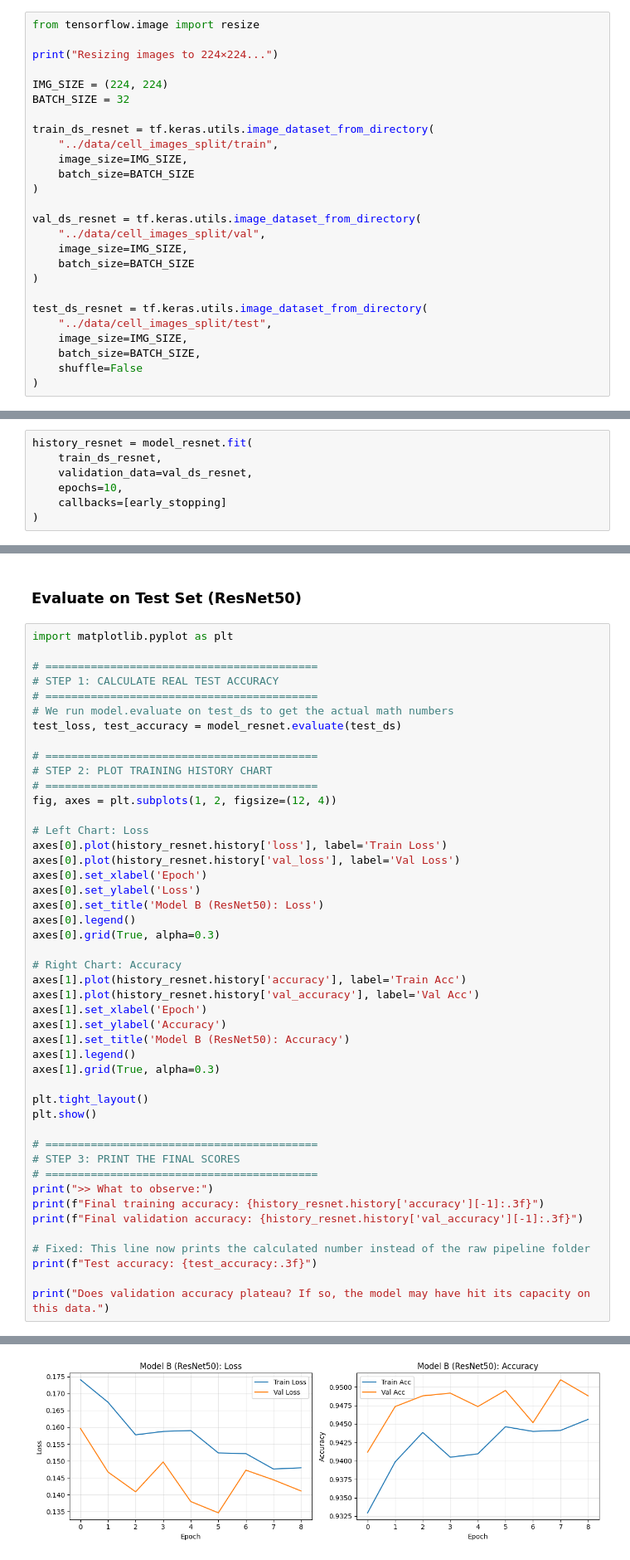
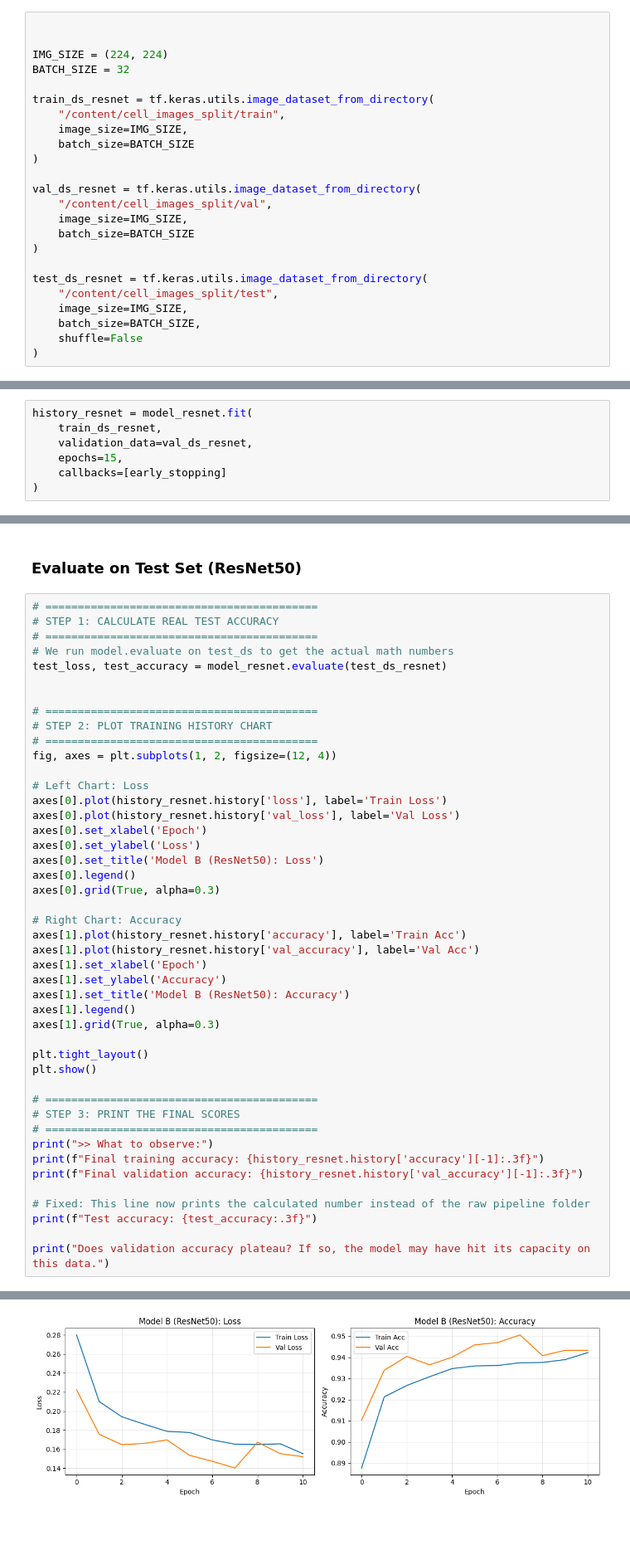
Before and after one commit to fullcapsule/Group_3-Malaria-Cell-Classifier, a Jupyter notebook: notebooks/model_training.ipynb, the cells around one changed output, grey strips where cells are left out. Shown at 83% size. Saved outputs shown, nothing was run; the diff lists cells and outputs as text; blank space fills up the shorter version.

```diff
--- a/notebooks/model_training.ipynb
+++ b/notebooks/model_training.ipynb
@@ -415,27 +535,25 @@ Load a pretrained model and adapt it to your task.
 
 ResNet50 expects 224×224 images. We'll resize from 128 * 128.
 # %%
-from tensorflow.image import resize
 
-print("Resizing images to 224×224...")
 
 IMG_SIZE = (224, 224)
 BATCH_SIZE = 32
 
 train_ds_resnet = tf.keras.utils.image_dataset_from_directory(
-    "../data/cell_images_split/train",
+    "/content/cell_images_split/train",
     image_size=IMG_SIZE,
     batch_size=BATCH_SIZE
 )
 
 val_ds_resnet = tf.keras.utils.image_dataset_from_directory(
-    "../data/cell_images_split/val",
+    "/content/cell_images_split/val",
     image_size=IMG_SIZE,
     batch_size=BATCH_SIZE
 )
 
 test_ds_resnet = tf.keras.utils.image_dataset_from_directory(
-    "../data/cell_images_split/test",
+    "/content/cell_images_split/test",
     image_size=IMG_SIZE,
     batch_size=BATCH_SIZE,
     shuffle=False
@@ -553,7 +661,7 @@ early_stopping = EarlyStopping(
 history_resnet = model_resnet.fit(
     train_ds_resnet,
     validation_data=val_ds_resnet,
-    epochs=10,
+    epochs=15,
     callbacks=[early_stopping]
 )
 # %% [output]
@@ -578,13 +685,12 @@ Epoch 9/10
 # %% [markdown]
 ### Evaluate on Test Set (ResNet50)
 # %%
-import matplotlib.pyplot as plt
-
 # ==========================================
 # STEP 1: CALCULATE REAL TEST ACCURACY
 # ==========================================
 # We run model.evaluate on test_ds to get the actual math numbers
-test_loss, test_accuracy = model_resnet.evaluate(test_ds)
+test_loss, test_accuracy = model_resnet.evaluate(test_ds_resnet)
+
 
 # ==========================================
 # STEP 2: PLOT TRAINING HISTORY CHART
@@ -628,2 +734,2 @@ print("Does validation accuracy plateau? If so, the model may have hit its capac
-[figure, old version]
+[figure, new version]
 >> What to observe:
```
Also changed, not shown: parts of 45 cells of this notebook.
